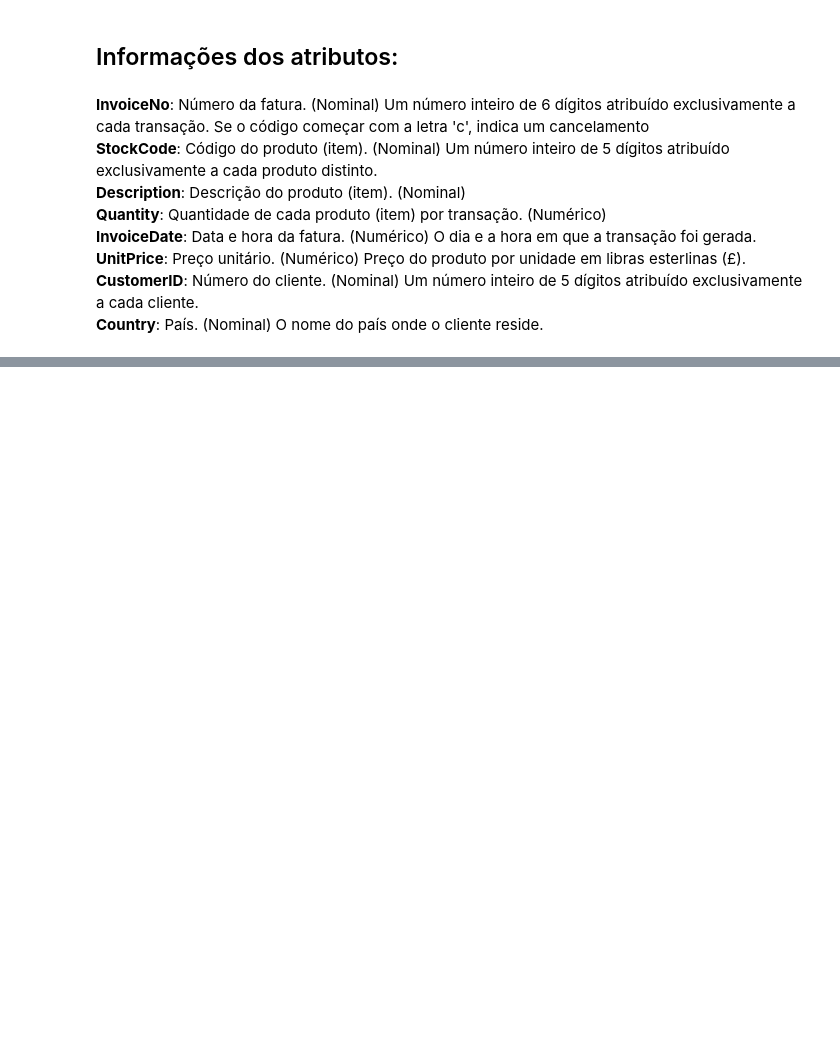
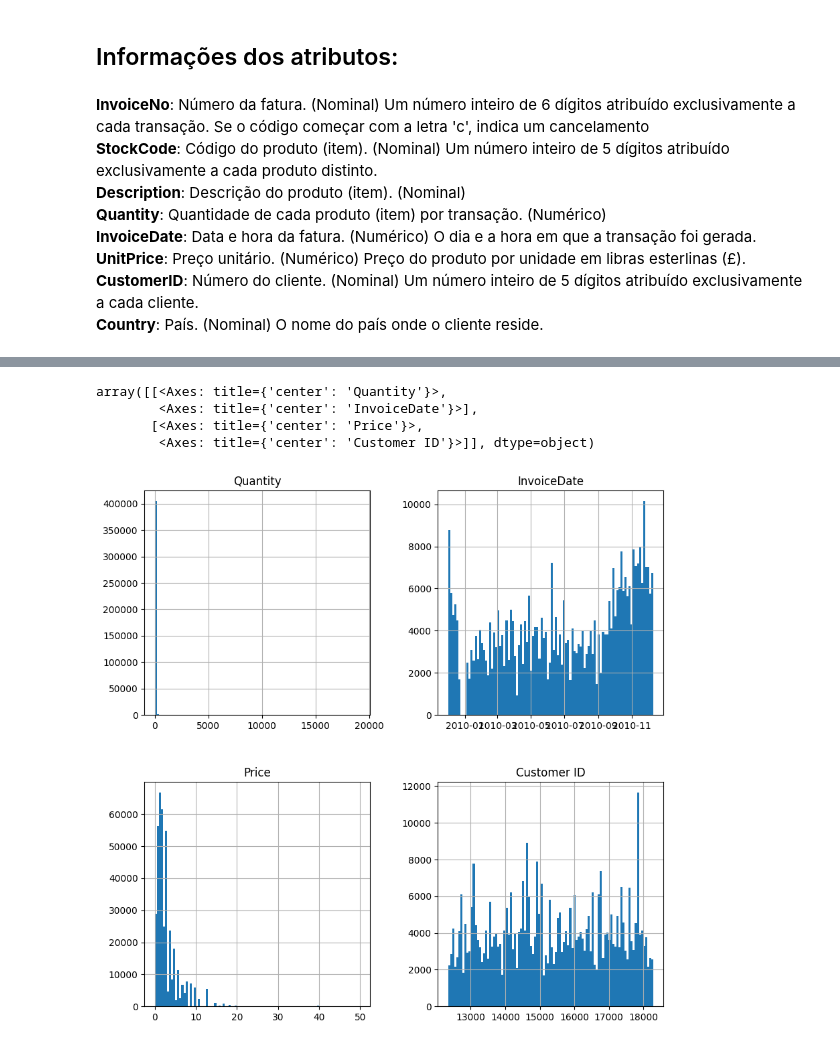
Before and after one commit to jose-cleiton/Aprendizado-de-Maquina--ENGG67, a Jupyter notebook: MLP_Classification_Project.ipynb, the cells around one changed output, grey strips where cells are left out. Drawn from its saved outputs; the diff is of its cells as text; code cells hidden in the pictures; blank space fills up the shorter version.

```diff
--- a/MLP_Classification_Project.ipynb
+++ b/MLP_Classification_Project.ipynb
@@ -72,0 +134,3 @@ df.head()
+# %%
+df_clean = df_clean.dropna()
+df_clean.isna().sum()
@@ -72,0 +149,3 @@ df.head()
+# %%
+df_clean['Costumer ID'] = df_clean['Customer ID'].astype(object)
+df_clean.dtypes
@@ -72,0 +163,8 @@ df.head()
+# %%
+df_clean.hist(figsize=(10,10), bins=100)
+# %% [output]
+array([[<Axes: title={'center': 'Quantity'}>,
+        <Axes: title={'center': 'InvoiceDate'}>],
+       [<Axes: title={'center': 'Price'}>,
+        <Axes: title={'center': 'Customer ID'}>]], dtype=object)
+[figure, added]
```
Also changed, not shown: parts of 24 cells of this notebook.
